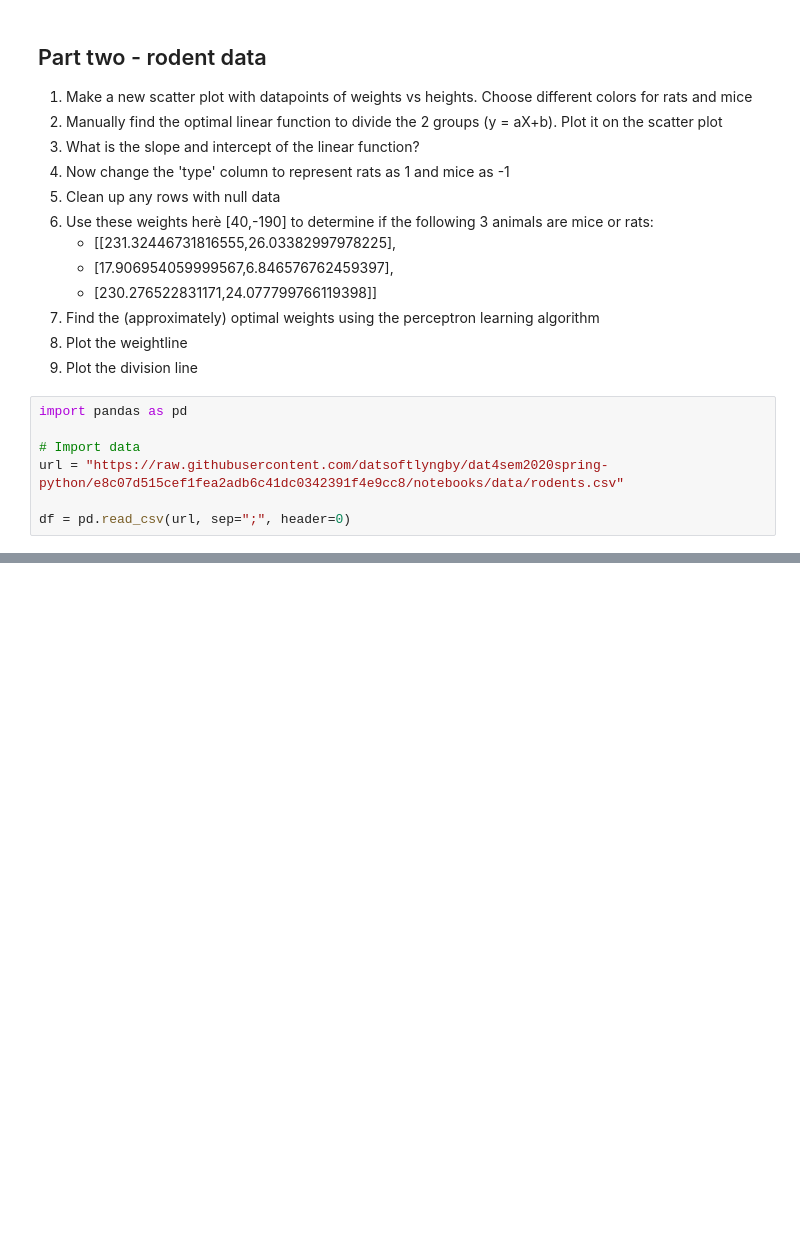
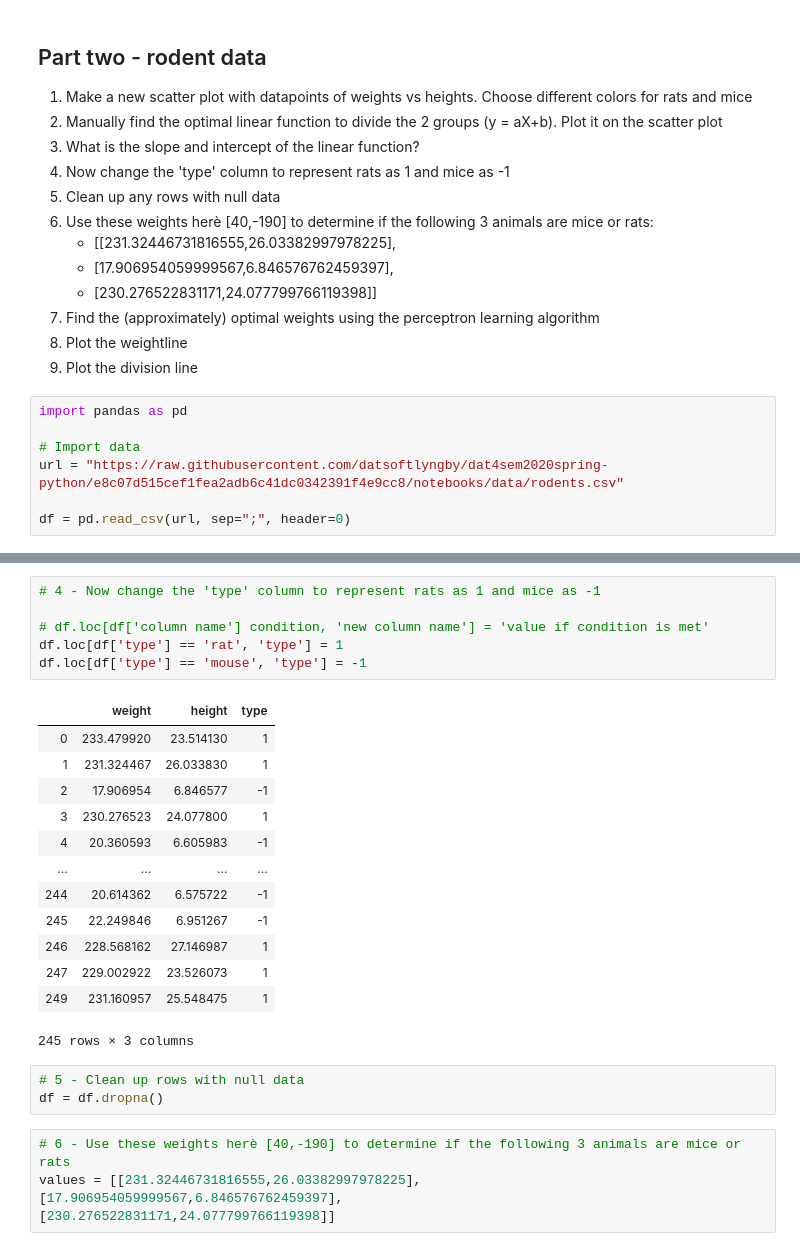
Before and after one commit to marshmallouws/Sem4PythonAssignments, a Jupyter notebook: Week11/week11.ipynb, the cells around one changed output, grey strips where cells are left out. Cells and saved outputs as stored; diff of their text form; blank space fills up the shorter version.

```diff
--- a/Week11/week11.ipynb
+++ b/Week11/week11.ipynb
@@ -95,0 +119,28 @@ df
+# %%
+# 4 - Now change the 'type' column to represent rats as 1 and mice as -1
+
+# df.loc[df['column name'] condition, 'new column name'] = 'value if condition is met'
+df.loc[df['type'] == 'rat', 'type'] = 1
+df.loc[df['type'] == 'mouse', 'type'] = -1
+# %% [output]
+|  | weight | height | type |
+| 0 | 233.479920 | 23.514130 | 1 |
+| 1 | 231.324467 | 26.033830 | 1 |
+| 2 | 17.906954 | 6.846577 | -1 |
+| 3 | 230.276523 | 24.077800 | 1 |
+| 4 | 20.360593 | 6.605983 | -1 |
+| ... | ... | ... | ... |
+| 244 | 20.614362 | 6.575722 | -1 |
+| 245 | 22.249846 | 6.951267 | -1 |
+| 246 | 228.568162 | 27.146987 | 1 |
+| 247 | 229.002922 | 23.526073 | 1 |
+| 249 | 231.160957 | 25.548475 | 1 |
+245 rows × 3 columns
+# %%
+# 5 - Clean up rows with null data
+df = df.dropna()
+# %%
+# 6 - Use these weights herè [40,-190] to determine if the following 3 animals are mice or rats
+values = [[231.32446731816555,26.03382997978225],
+[17.906954059999567,6.846576762459397],
+[230.276522831171,24.077799766119398]]
```
Also changed, not shown: parts of 3 cells of this notebook.
